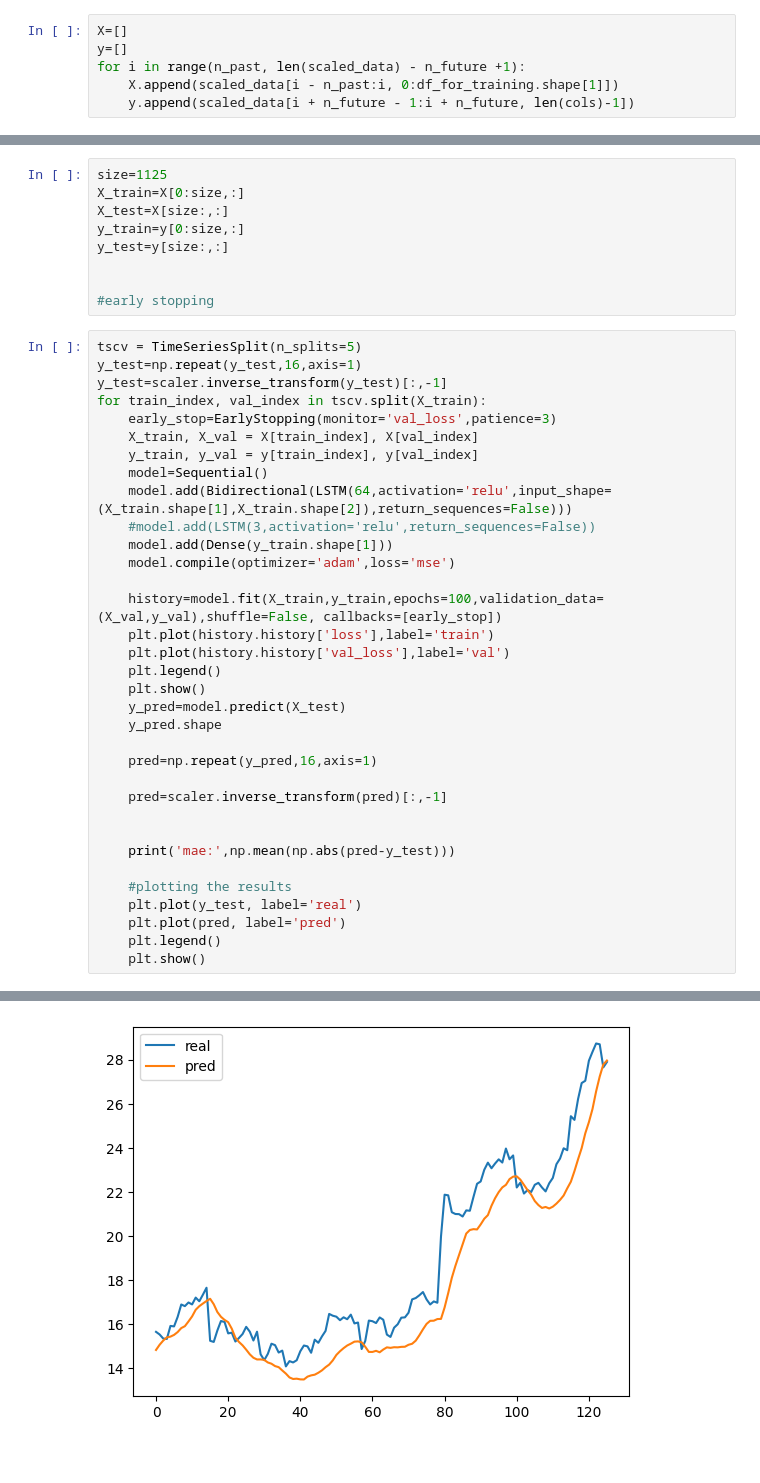
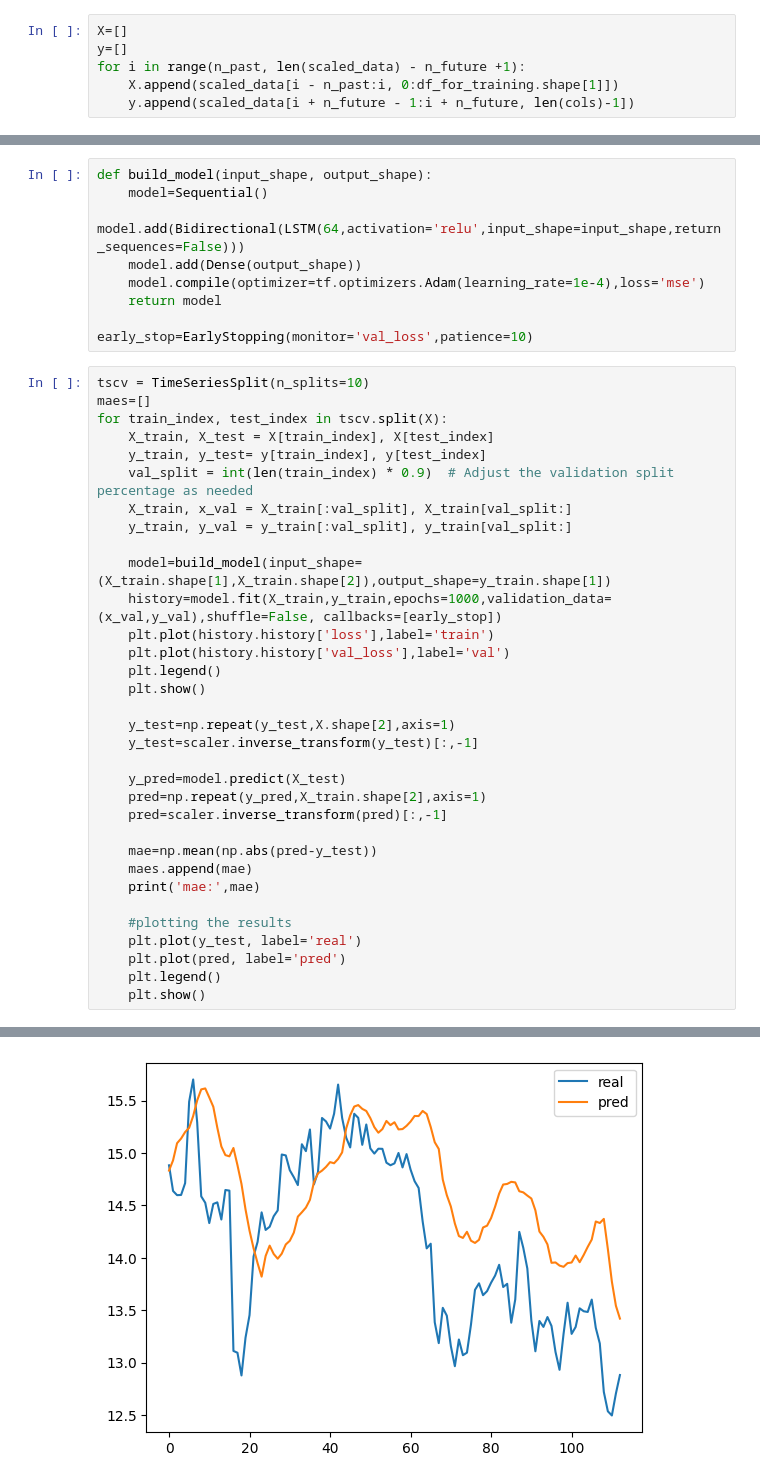
Before and after one commit to jmsb505/StockPredictionModels, a Jupyter notebook: Models/LSTM/biLSTM_TF.ipynb, the cells around one changed output, grey strips where cells are left out. Saved outputs shown, nothing was run; the diff lists cells and outputs as text.

```diff
--- a/Models/LSTM/biLSTM_TF.ipynb
+++ b/Models/LSTM/biLSTM_TF.ipynb
@@ -153,41 +141,40 @@ print(y.shape)
 (1251, 1)
-# %%
-size=1125
-X_train=X[0:size,:]
-X_test=X[size:,:]
-y_train=y[0:size,:]
-y_test=y[size:,:]
-
-
-#early stopping
+# %%
+def build_model(input_shape, output_shape):
+    model=Sequential()
+    model.add(Bidirectional(LSTM(64,activation='relu',input_shape=input_shape,return_sequences=False)))
+    model.add(Dense(output_shape))
+    model.compile(optimizer=tf.optimizers.Adam(learning_rate=1e-4),loss='mse')
+    return model
+
+early_stop=EarlyStopping(monitor='val_loss',patience=10)
 # %%
-tscv = TimeSeriesSplit(n_splits=5)
-y_test=np.repeat(y_test,16,axis=1)
-y_test=scaler.inverse_transform(y_test)[:,-1]
-for train_index, val_index in tscv.split(X_train):
-    early_stop=EarlyStopping(monitor='val_loss',patience=3)
-    X_train, X_val = X[train_index], X[val_index]
-    y_train, y_val = y[train_index], y[val_index]
-    model=Sequential()
-    model.add(Bidirectional(LSTM(64,activation='relu',input_shape=(X_train.shape[1],X_train.shape[2]),return_sequences=False)))
-    #model.add(LSTM(3,activation='relu',return_sequences=False))
-    model.add(Dense(y_train.shape[1]))
-    model.compile(optimizer='adam',loss='mse')
+tscv = TimeSeriesSplit(n_splits=10)
+maes=[]
+for train_index, test_index in tscv.split(X):
+    X_train, X_test = X[train_index], X[test_index]
+    y_train, y_test= y[train_index], y[test_index]
+    val_split = int(len(train_index) * 0.9)  # Adjust the validation split percentage as needed
+    X_train, x_val = X_train[:val_split], X_train[val_split:]
+    y_train, y_val = y_train[:val_split], y_train[val_split:]
 
-    history=model.fit(X_train,y_train,epochs=100,validation_data=(X_val,y_val),shuffle=False, callbacks=[early_stop])
+    model=build_model(input_shape=(X_train.shape[1],X_train.shape[2]),output_shape=y_train.shape[1])
+    history=model.fit(X_train,y_train,epochs=1000,validation_data=(x_val,y_val),shuffle=False, callbacks=[early_stop])
     plt.plot(history.history['loss'],label='train')
     plt.plot(history.history['val_loss'],label='val')
     plt.legend()
     plt.show()
+
+    y_test=np.repeat(y_test,X.shape[2],axis=1)
+    y_test=scaler.inverse_transform(y_test)[:,-1]
+
     y_pred=model.predict(X_test)
-    y_pred.shape
-
-    pred=np.repeat(y_pred,16,axis=1)
-
+    pred=np.repeat(y_pred,X_train.shape[2],axis=1)
     pred=scaler.inverse_transform(pred)[:,-1]
 
-
-    print('mae:',np.mean(np.abs(pred-y_test)))
+    mae=np.mean(np.abs(pred-y_test))
+    maes.append(mae)
+    print('mae:',mae)
 
     #plotting the results
     plt.plot(y_test, label='real')
@@ -255 +247 @@ mae: 1.2333085341438417
-[figure, old version]
+[figure, new version]
```
Also changed, not shown: parts of 12 cells of this notebook, 22 other files.
